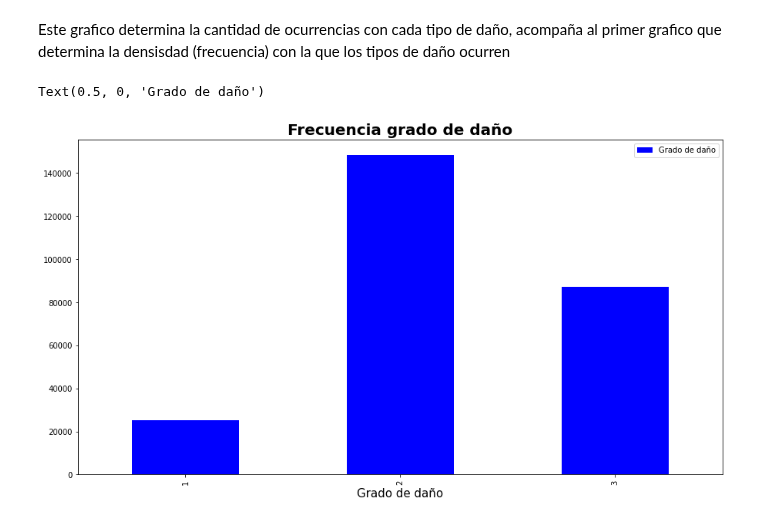
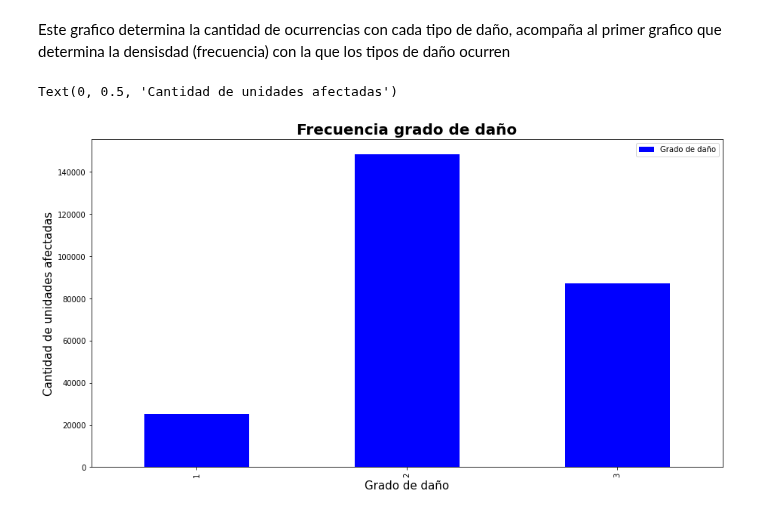
Before and after one commit to joaquinfontela/OrganizacionDeDatos-TP1, a Jupyter notebook: src/Regiones.ipynb, the cells around one changed output. Saved outputs shown, nothing was run; the diff lists cells and outputs as text; code cells hidden in the pictures.

```diff
--- a/src/Regiones.ipynb
+++ b/src/Regiones.ipynb
@@ -182,7 +183,8 @@ Este grafico determina la cantidad de ocurrencias con cada tipo de daño, acompa
 # %%
 daño.plot.bar(figsize=(15,8), color='blue')
 plt.title('Frecuencia grado de daño', fontsize =20, fontweight = 'bold')
 plt.xlabel('Grado de daño', fontsize =15)
+plt.ylabel('Cantidad de unidades afectadas', fontsize = 15)
 # %% [output]
-Text(0.5, 0, 'Grado de daño')
+Text(0, 0.5, 'Cantidad de unidades afectadas')
-[figure, old version]
+[figure, new version]
```
Also changed, not shown: parts of 1 cell of this notebook, 5 other files.
